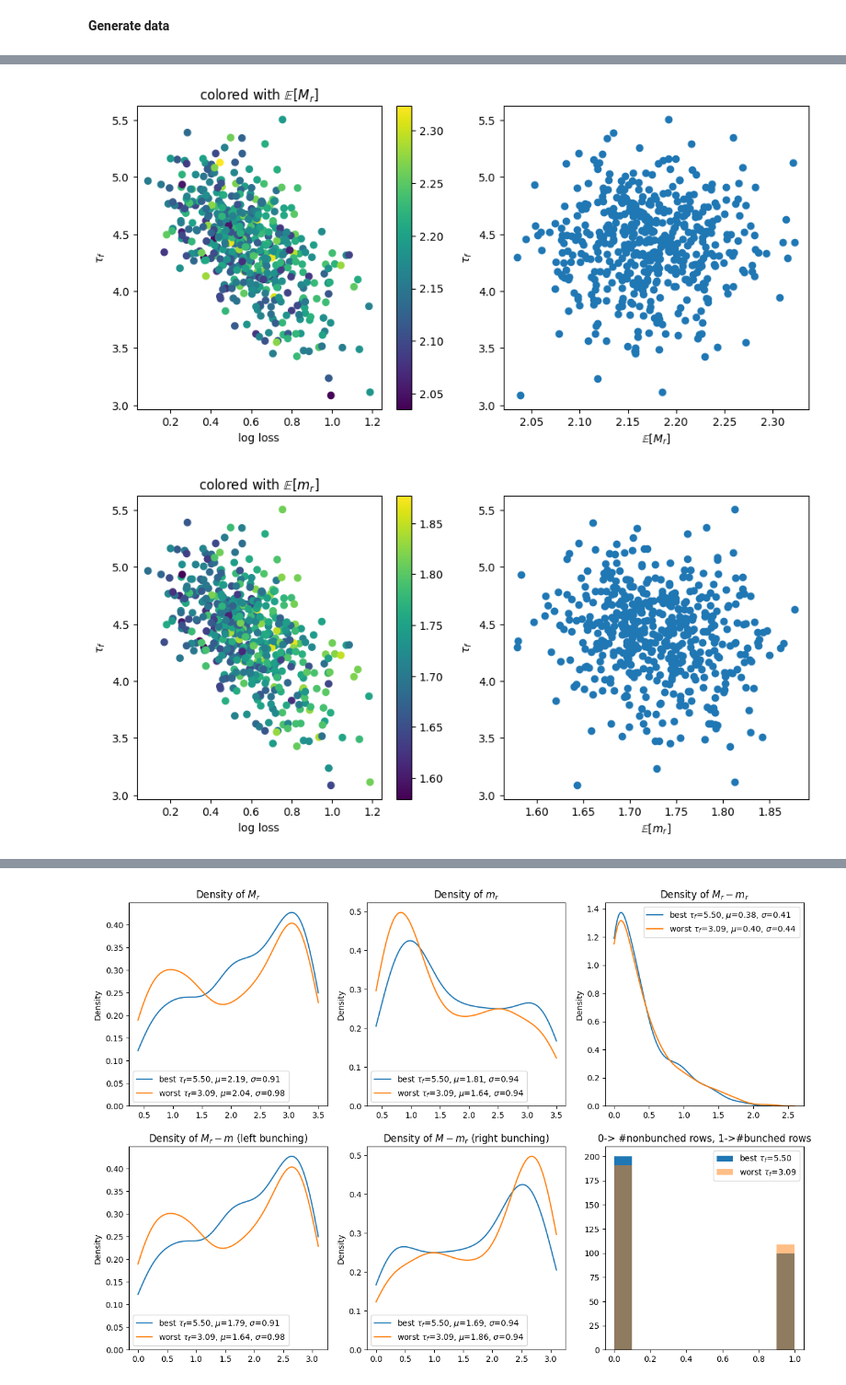
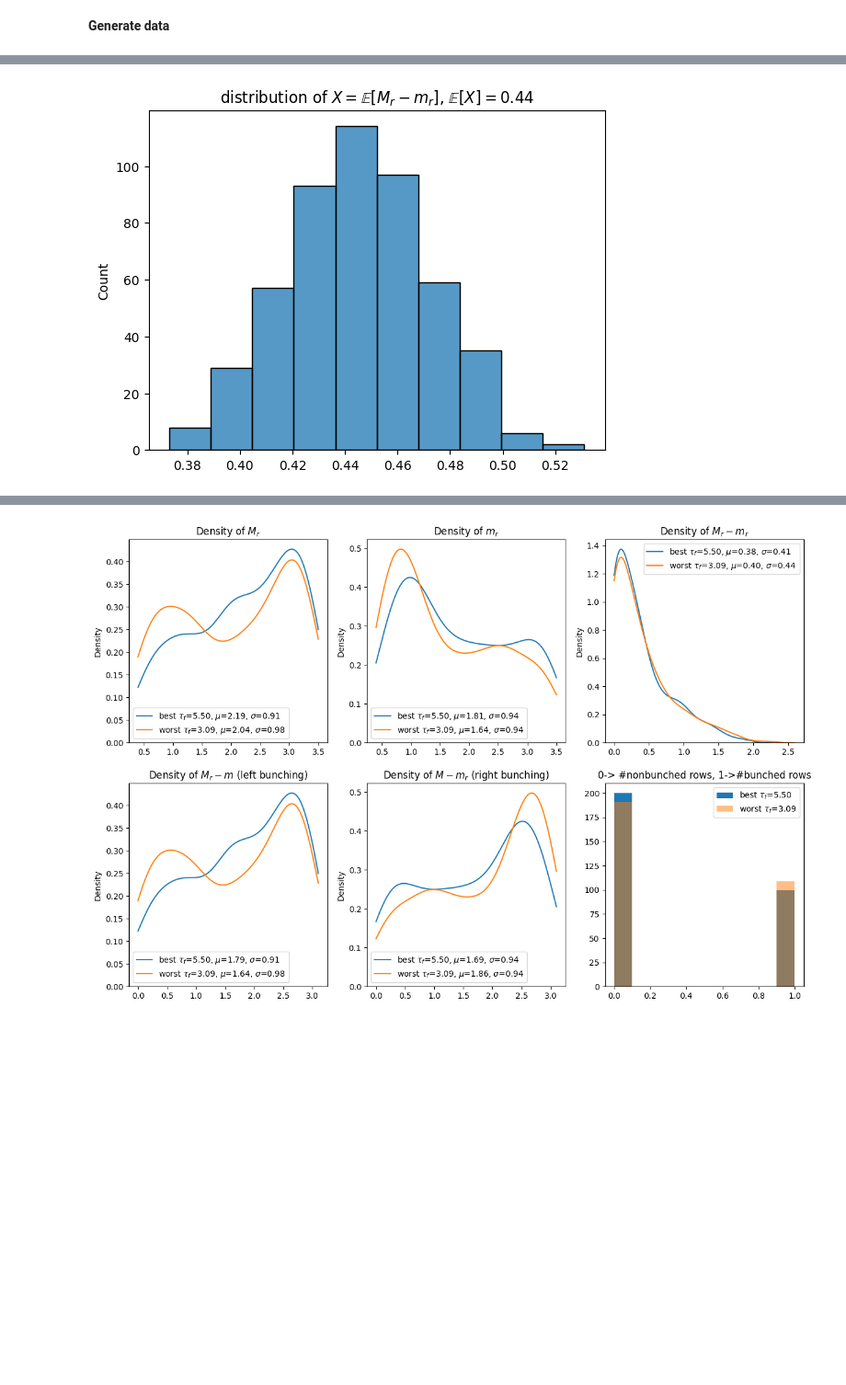
Before and after one commit to pinakm9/random-feature-map, a Jupyter notebook: notebooks/bunching.ipynb, the cells around one changed output, grey strips where cells are left out. Shown at 92% size. Drawn from its saved outputs; the diff is of its cells as text; code cells hidden in the pictures; blank space fills up the shorter version.

```diff
--- a/notebooks/bunching.ipynb
+++ b/notebooks/bunching.ipynb
@@ -105,15 +87,18 @@ def plot(color_array, label):
 # %%
 M_r = np.load(f'{model.save_folder}/maxs.npy')
 m_r = np.load(f'{model.save_folder}/mins.npy')
 B = np.load(f'{model.save_folder}/bunching.npy')
 l = np.load(f'{model.save_folder}/left_bunching.npy')
 r = np.load(f'{model.save_folder}/right_bunching.npy')
-plot(M_r, r'$\mathbb{E}[M_r]$')
-plot(m_r, r'$\mathbb{E}[m_r]$')
-plot(M_r-m_r, r'$\mathbb{E}[M_r-m_r]$')
-plot(B, '# of bunched rows')
-plot(l, '# of left-bunched rows')
-plot(r, '# of right-bunched rows')
+# plot(M_r, r'$\ma/thbb{E}[M_r]$')
+# plot(m_r, r'$\mathbb{E}[m_r]$')
+# plot(M_r-m_r, r'$\mathbb{E}[M_r-m_r]$')
+# plot(B, '# of bunched rows')
+# plot(l, '# of left-bunched rows')
+# plot(r, '# of right-bunched rows')
+
+sns.histplot(M_r-m_r, bins=10)
+plt.title(r'distribution of $X=\mathbb{E}[M_r-m_r]$, $\mathbb{E}[X]=$'+f'{(M_r-m_r).mean():.2f}')
+plt.savefig(f'{model.save_folder}/distribution_avg_range.png')
 # %% [output]
-[figure, old version]
+[figure, new version]
-[figure, removed]
```
Also changed, not shown: parts of 2 cells of this notebook, 5 other files.
